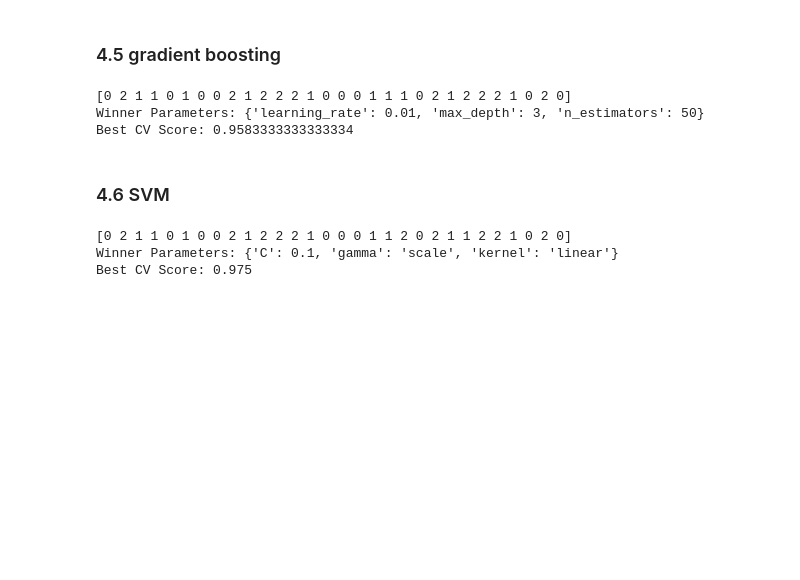
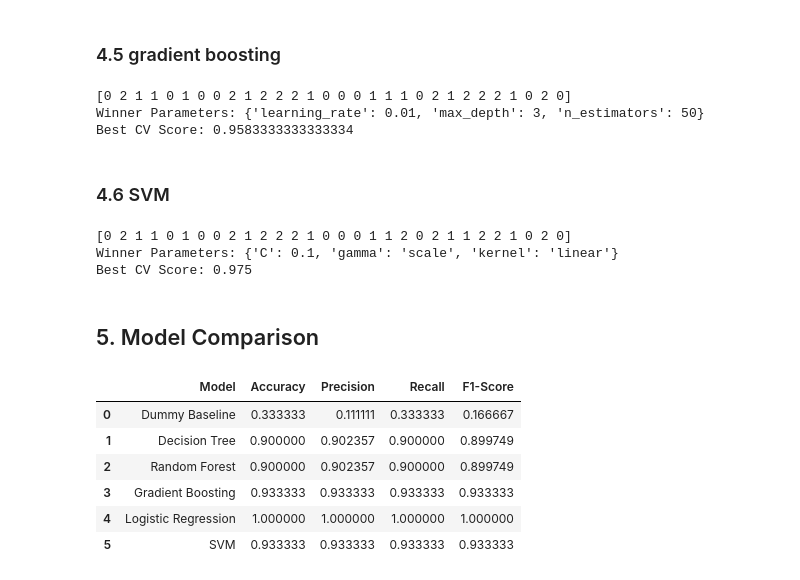
Before and after one commit to mohammadSous/iris-classification, a Jupyter notebook: main.ipynb, the cells around one changed output. Drawn from its saved outputs; the diff is of its cells as text; code cells hidden in the pictures; blank space fills up the shorter version.

```diff
--- a/main.ipynb
+++ b/main.ipynb
@@ -327,3 +314,35 @@ print("Best CV Score:", best_svm.best_score_)
 [0 2 1 1 0 1 0 0 2 1 2 2 2 1 0 0 0 1 1 2 0 2 1 1 2 2 1 0 2 0]
 Winner Parameters: {'C': 0.1, 'gamma': 'scale', 'kernel': 'linear'}
 Best CV Score: 0.975
+# %% [markdown]
+## 5. Model Comparison
+# %%
+import pandas as pd
+from sklearn.metrics import accuracy_score, precision_score, recall_score, f1_score
+
+models = [dummy, best_dt, best_rf, best_gb, best_lr, best_svm]
+model_names = ['Dummy Baseline', 'Decision Tree', 'Random Forest', 'Gradient Boosting', 'Logistic Regression', 'SVM']
+
+rows = []
+
+for name, model in zip(model_names, models):
+    y_pred = model.predict(X_test)
+
+    rows.append({
+        'Model': name,
+        'Accuracy': accuracy_score(y_test, y_pred),
+        'Precision': precision_score(y_test, y_pred, average='macro'),
+        'Recall': recall_score(y_test, y_pred, average='macro'),
+        'F1-Score': f1_score(y_test, y_pred, average='macro')
+    })
+
+df_metrics = pd.DataFrame(rows)
+df_metrics
+# %% [output]
+|  | Model | Accuracy | Precision | Recall | F1-Score |
+| 0 | Dummy Baseline | 0.333333 | 0.111111 | 0.333333 | 0.166667 |
+| 1 | Decision Tree | 0.900000 | 0.902357 | 0.900000 | 0.899749 |
+| 2 | Random Forest | 0.900000 | 0.902357 | 0.900000 | 0.899749 |
+| 3 | Gradient Boosting | 0.933333 | 0.933333 | 0.933333 | 0.933333 |
+| 4 | Logistic Regression | 1.000000 | 1.000000 | 1.000000 | 1.000000 |
+| 5 | SVM | 0.933333 | 0.933333 | 0.933333 | 0.933333 |
```
Also changed, not shown: parts of 4 cells of this notebook.
